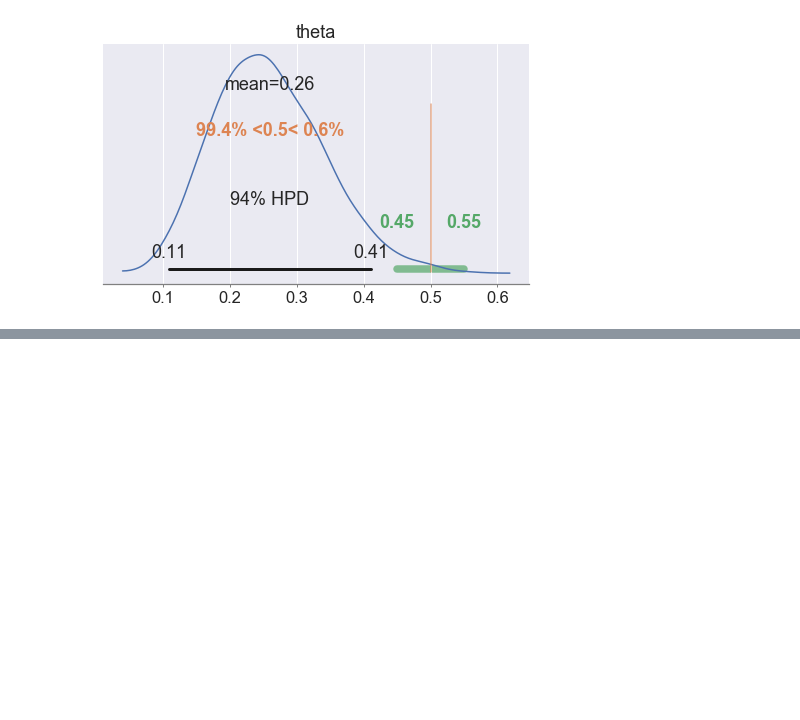
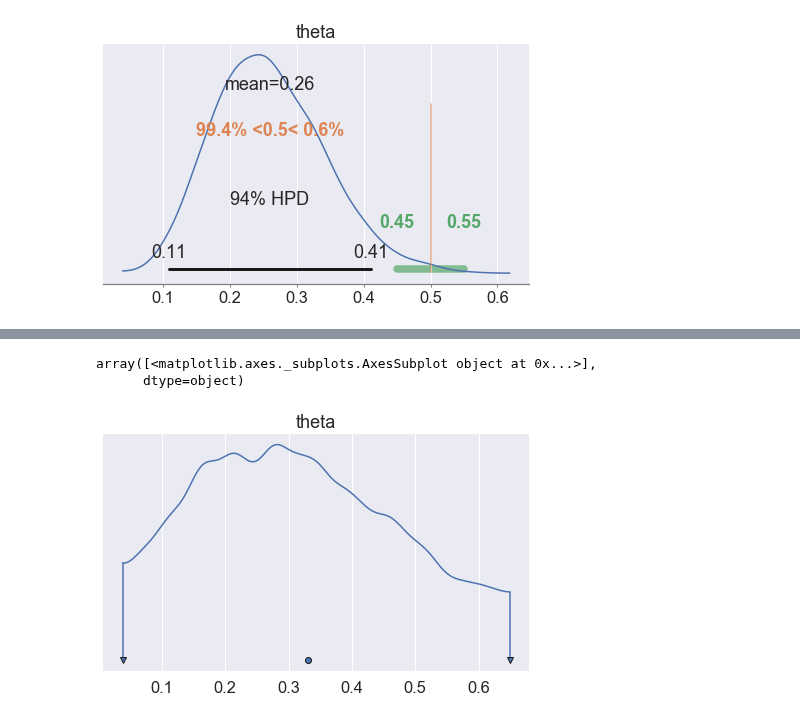
Before and after one commit to balarsen/pymc_learning, a Jupyter notebook: BayesianAnalysisWithPython/Coin Flip.ipynb, the cells around one changed output, grey strips where cells are left out. Saved outputs shown, nothing was run; the diff lists cells and outputs as text; code cells hidden in the pictures; blank space fills up the shorter version.

```diff
--- a/BayesianAnalysisWithPython/Coin Flip.ipynb
+++ b/BayesianAnalysisWithPython/Coin Flip.ipynb
@@ -332,0 +387,6 @@ array([<matplotlib.axes._subplots.AxesSubplot object at 0x...>],
+# %%
+pm.plots.densityplot(trace, hpd_markers='v')
+# %% [output]
+array([<matplotlib.axes._subplots.AxesSubplot object at 0x...>],
+      dtype=object)
+[figure, added]
```
Also changed, not shown: parts of 9 cells of this notebook.
